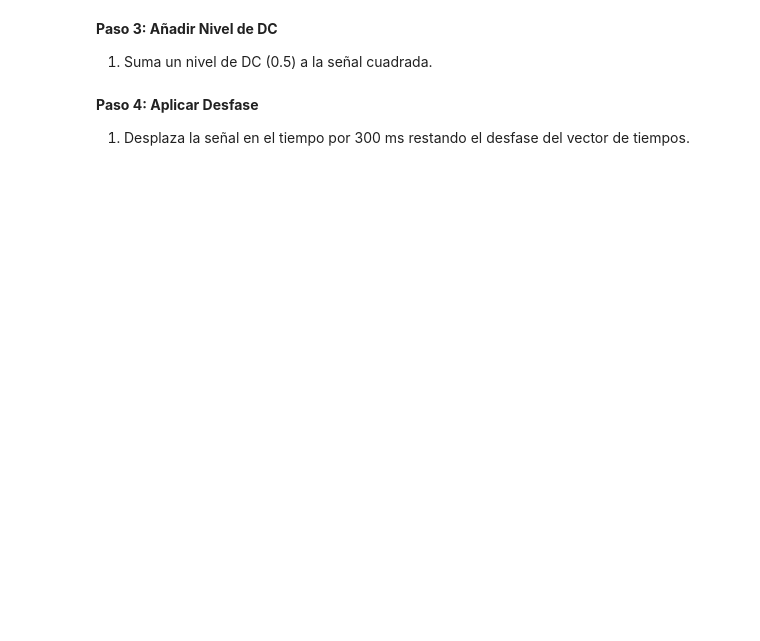
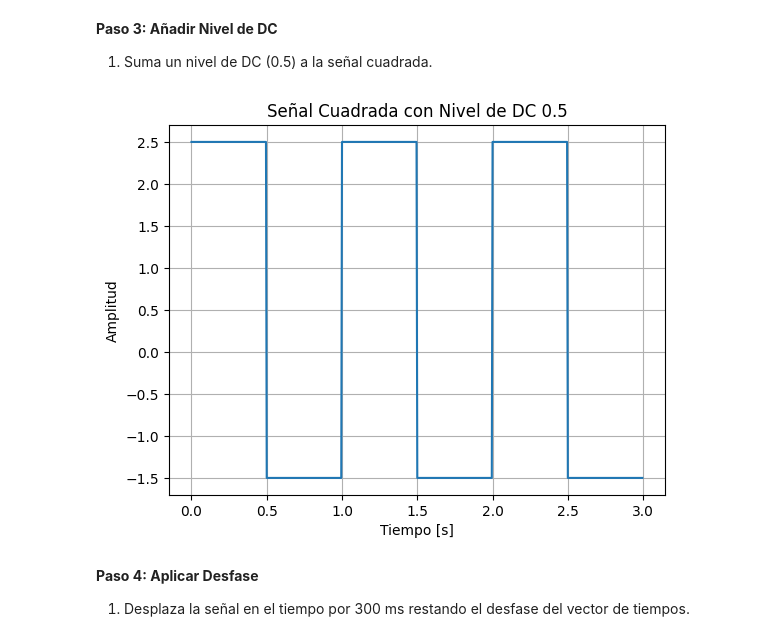
Before and after one commit to lucastulac/UTN-FRM, a Jupyter notebook: TP0.ipynb, the cells around one changed output. Saved outputs shown, nothing was run; the diff lists cells and outputs as text; code cells hidden in the pictures; blank space fills up the shorter version.

```diff
--- a/TP0.ipynb
+++ b/TP0.ipynb
@@ -315,6 +385,21 @@ En este ejercicio, vamos a crear y graficar una señal cuadrada con una amplitud
 **Paso 3: Añadir Nivel de DC**
 
 1. Suma un nivel de DC (0.5) a la señal cuadrada.
+# %%
+nivel_dc = 0.5   # Nivel de DC a añadir
+
+# Añadir el nivel de DC
+señal_con_dc = señal_cuadrada + nivel_dc
+
+# Graficar la señal cuadrada con el nivel de DC
+plt.plot(t, señal_con_dc)
+plt.xlabel('Tiempo [s]')
+plt.ylabel('Amplitud')
+plt.title('Señal Cuadrada con Nivel de DC 0.5')
+plt.grid(True)
+plt.show()
+# %% [output]
+[figure, added]
 # %% [markdown]
 **Paso 4: Aplicar Desfase**
 
```
Also changed, not shown: parts of 4 cells of this notebook.
